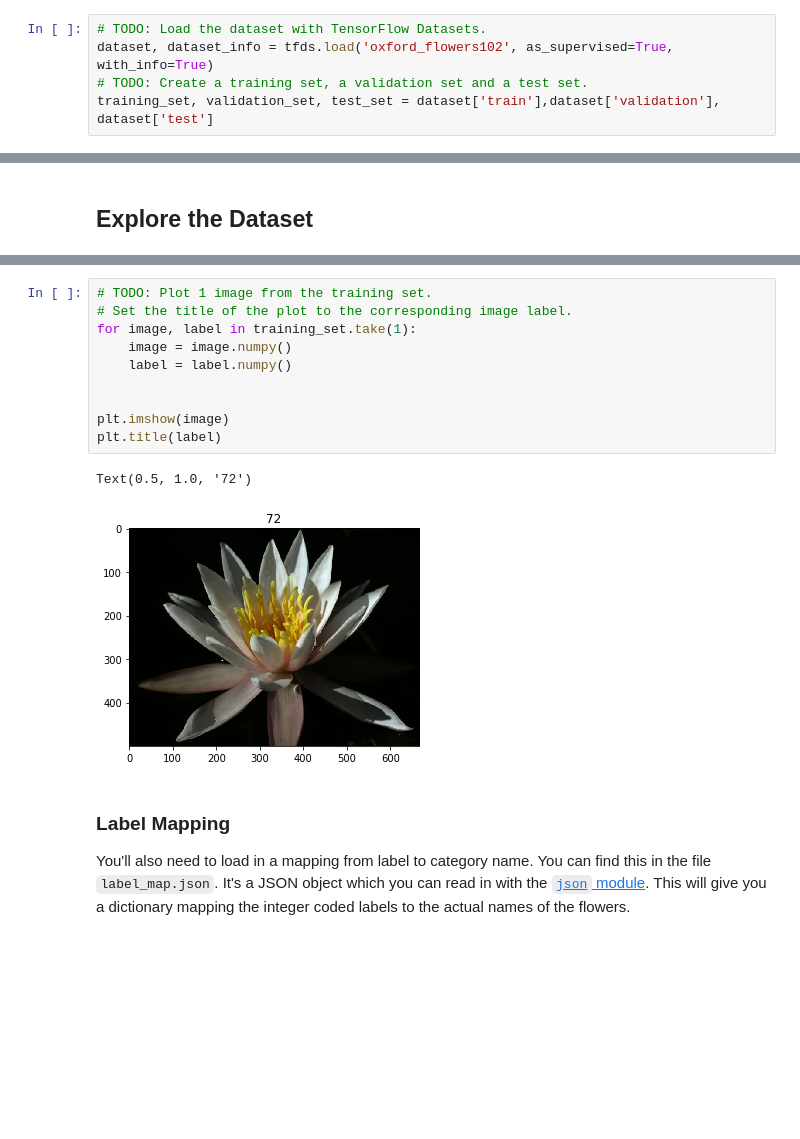
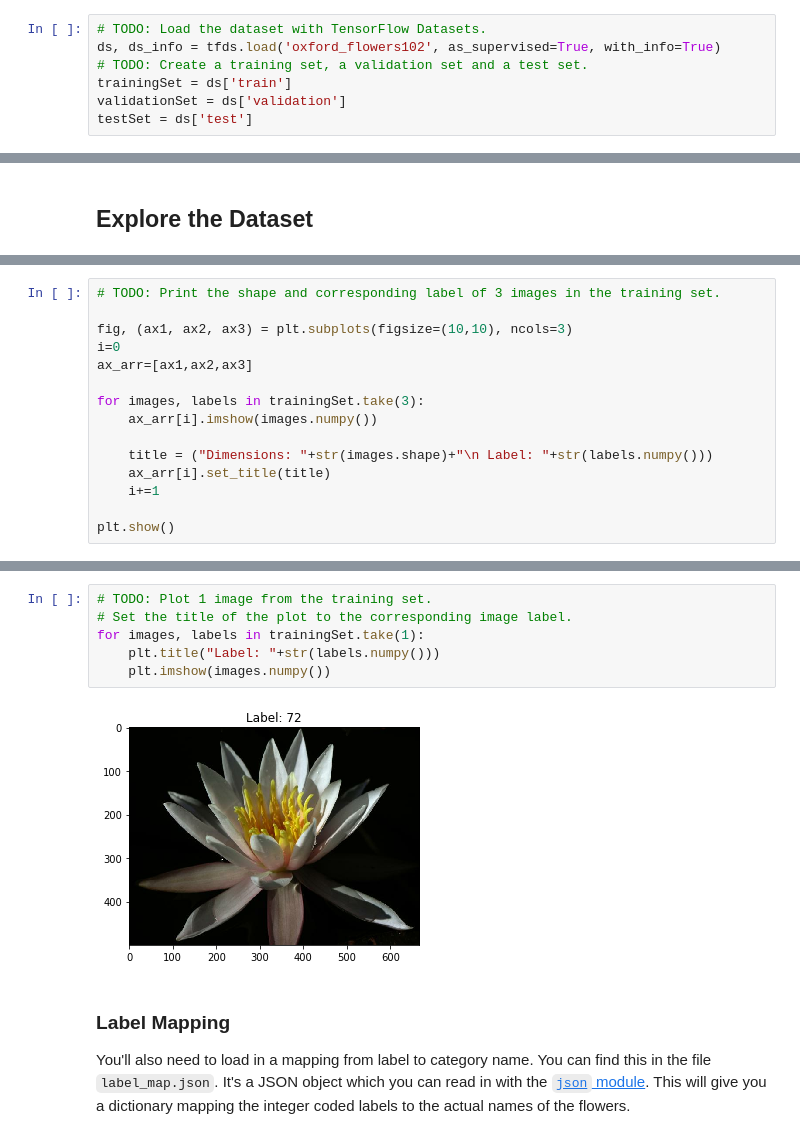
Before and after one commit to frgoe003/TF-Image-Classifier, a Jupyter notebook: Project_Image_Classifier_Project.ipynb, the cells around one changed output, grey strips where cells are left out. Cells and saved outputs as stored; diff of their text form; blank space fills up the shorter version.

```diff
--- a/Project_Image_Classifier_Project.ipynb
+++ b/Project_Image_Classifier_Project.ipynb
@@ -87,6 +72,8 @@ Here you'll use `tensorflow_datasets` to load the [Oxford Flowers 102 dataset](h
 The validation and testing sets are used to measure the model's performance on data it hasn't seen yet, but you'll still need to normalize and resize the images to the appropriate size.
 # %%
 # TODO: Load the dataset with TensorFlow Datasets.
-dataset, dataset_info = tfds.load('oxford_flowers102', as_supervised=True, with_info=True)
+ds, ds_info = tfds.load('oxford_flowers102', as_supervised=True, with_info=True)
 # TODO: Create a training set, a validation set and a test set.
-training_set, validation_set, test_set = dataset['train'],dataset['validation'], dataset['test']
+trainingSet = ds['train']
+validationSet = ds['validation']
+testSet = ds['test']
@@ -130,0 +107,15 @@ Image Label: 70
+# %%
+# TODO: Print the shape and corresponding label of 3 images in the training set.
+
+fig, (ax1, ax2, ax3) = plt.subplots(figsize=(10,10), ncols=3)
+i=0
+ax_arr=[ax1,ax2,ax3]
+
+for images, labels in trainingSet.take(3):
+    ax_arr[i].imshow(images.numpy())
+
+    title = ("Dimensions: "+str(images.shape)+"\n Label: "+str(labels.numpy()))
+    ax_arr[i].set_title(title)
+    i+=1
+
+plt.show()
@@ -131,16 +124,11 @@ Image Label: 70
 # %%
 # TODO: Plot 1 image from the training set.
 # Set the title of the plot to the corresponding image label.
-for image, label in training_set.take(1):
-    image = image.numpy()
-    label = label.numpy()
-
-
-plt.imshow(image)
-plt.title(label)
+for images, labels in trainingSet.take(1):
+    plt.title("Label: "+str(labels.numpy()))
+    plt.imshow(images.numpy())
 # %% [output]
-Text(0.5, 1.0, '72')
-[figure, old version]
+[figure, new version]
 # %% [markdown]
 ### Label Mapping
 
```
Also changed, not shown: parts of 22 cells of this notebook, 2 other files.
